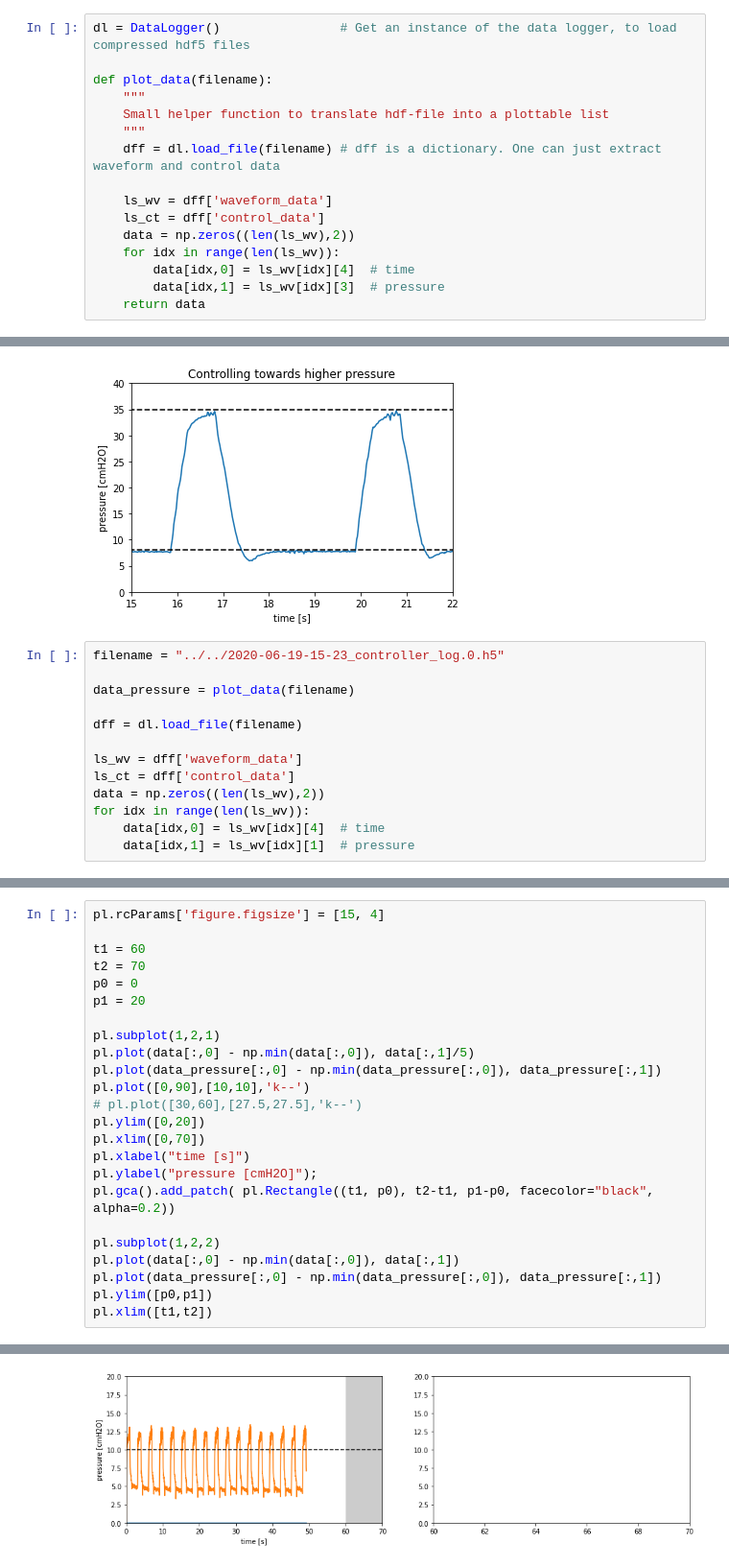
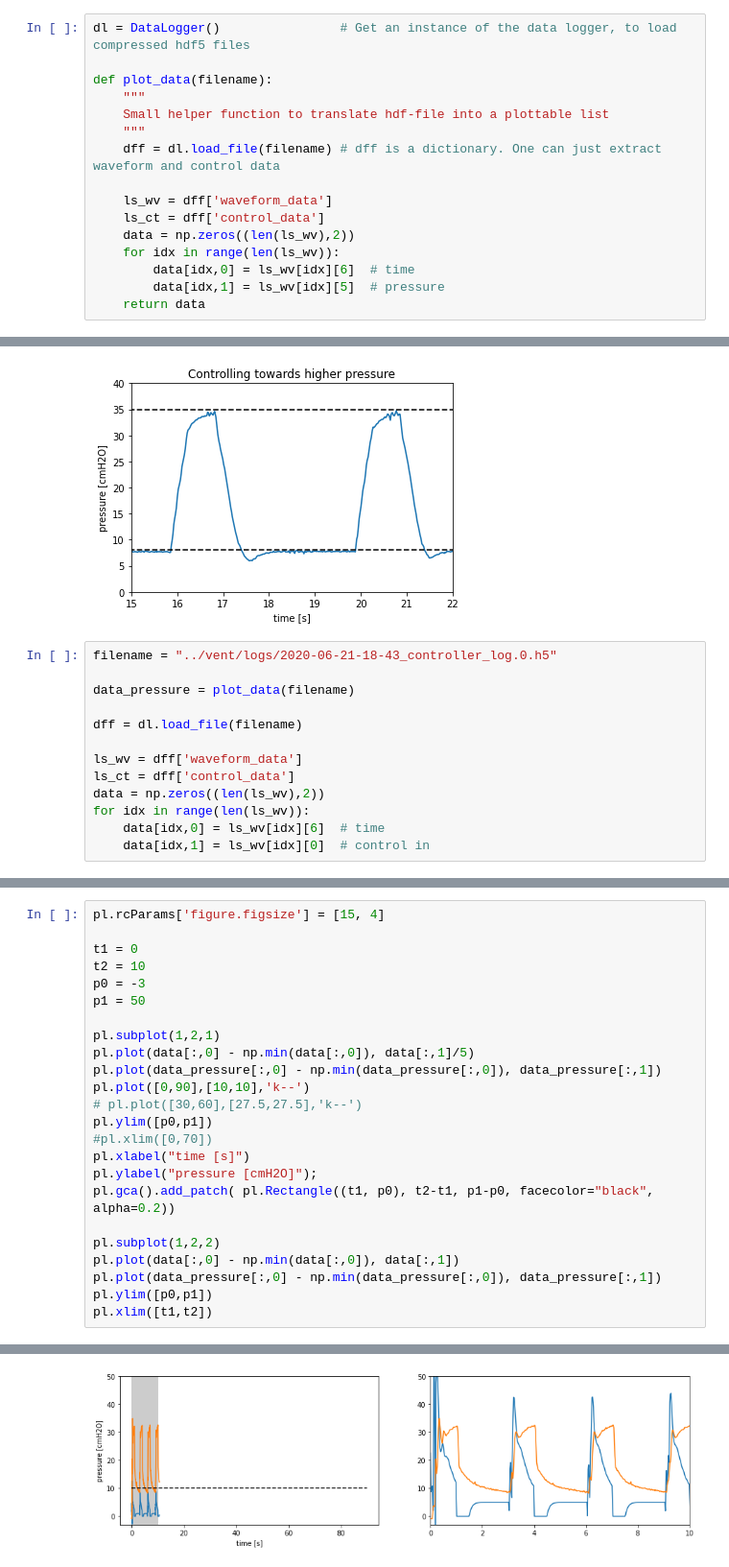
Before and after one commit to CohenLabPrinceton/pvp, a Jupyter notebook: sandbox/HOWTO_PlotData.ipynb, the cells around one changed output, grey strips where cells are left out. Shown at 96% size. Cells and saved outputs as stored; diff of their text form.

```diff
--- a/sandbox/HOWTO_PlotData.ipynb
+++ b/sandbox/HOWTO_PlotData.ipynb
@@ -19,8 +23,8 @@ def plot_data(filename):
     ls_ct = dff['control_data']
     data = np.zeros((len(ls_wv),2))
     for idx in range(len(ls_wv)):
-        data[idx,0] = ls_wv[idx][4]  # time
-        data[idx,1] = ls_wv[idx][3]  # pressure
+        data[idx,0] = ls_wv[idx][6]  # time
+        data[idx,1] = ls_wv[idx][5]  # pressure
     return data
 # %%
 # Running on the dinky, PEEP=8 with PEEPvalve, PIP=25 with PID
@@ -62,7 +66,7 @@ pl.title("Controlling towards higher pressure");
 # %% [output]
 [figure]
 # %%
-filename = "../../2020-06-19-15-23_controller_log.0.h5"
+filename = "../vent/logs/2020-06-21-18-43_controller_log.0.h5"
 
 data_pressure = plot_data(filename)
 
@@ -72,6 +76,6 @@ ls_wv = dff['waveform_data']
 ls_ct = dff['control_data']
 data = np.zeros((len(ls_wv),2))
 for idx in range(len(ls_wv)):
-    data[idx,0] = ls_wv[idx][4]  # time
-    data[idx,1] = ls_wv[idx][1]  # pressure
+    data[idx,0] = ls_wv[idx][6]  # time
+    data[idx,1] = ls_wv[idx][0]  # control in
 # %% [output]
@@ -92,18 +86,18 @@ array([( 0, 0., 0., -0.63035931, 1.59259457e+09),
 # %%
 pl.rcParams['figure.figsize'] = [15, 4]
 
-t1 = 60
-t2 = 70
-p0 = 0
-p1 = 20
+t1 = 0
+t2 = 10
+p0 = -3
+p1 = 50
 
 pl.subplot(1,2,1)
 pl.plot(data[:,0] - np.min(data[:,0]), data[:,1]/5)
 pl.plot(data_pressure[:,0] - np.min(data_pressure[:,0]), data_pressure[:,1])
 pl.plot([0,90],[10,10],'k--')
 # pl.plot([30,60],[27.5,27.5],'k--')
-pl.ylim([0,20])
-pl.xlim([0,70])
+pl.ylim([p0,p1])
+#pl.xlim([0,70])
 pl.xlabel("time [s]")
 pl.ylabel("pressure [cmH2O]");
 pl.gca().add_patch( pl.Rectangle((t1, p0), t2-t1, p1-p0, facecolor="black", alpha=0.2))
@@ -118 +112 @@ pl.xlim([t1,t2])
-[figure, old version]
+[figure, new version]
```
Also changed, not shown: parts of 11 cells of this notebook, 2 other files.
